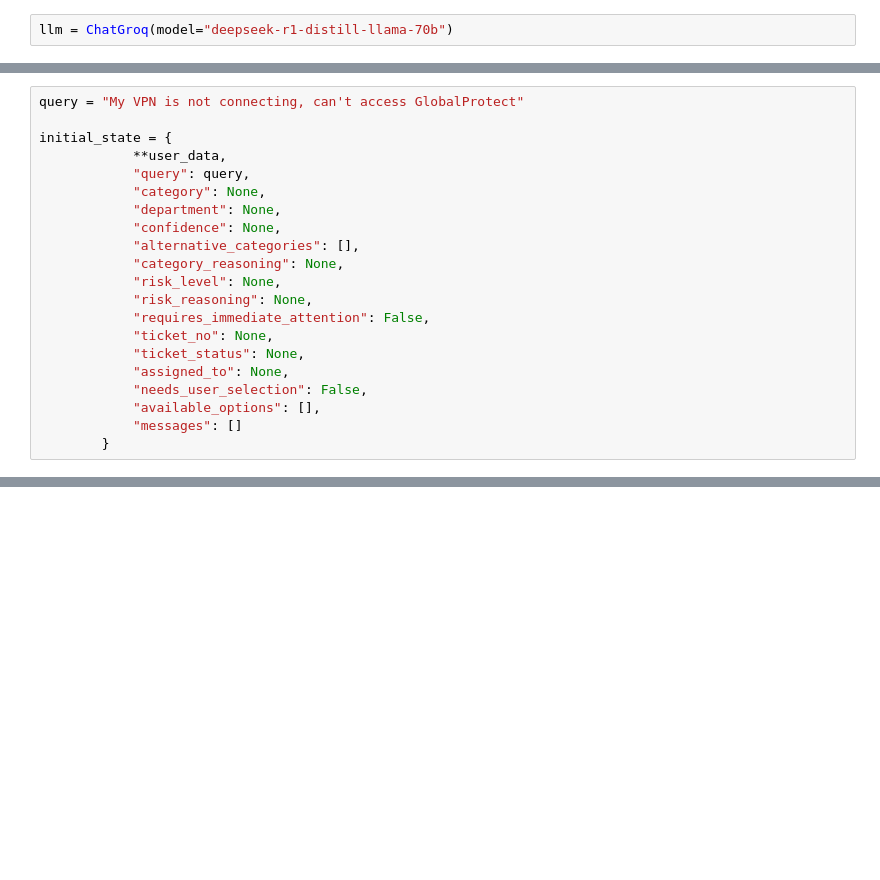
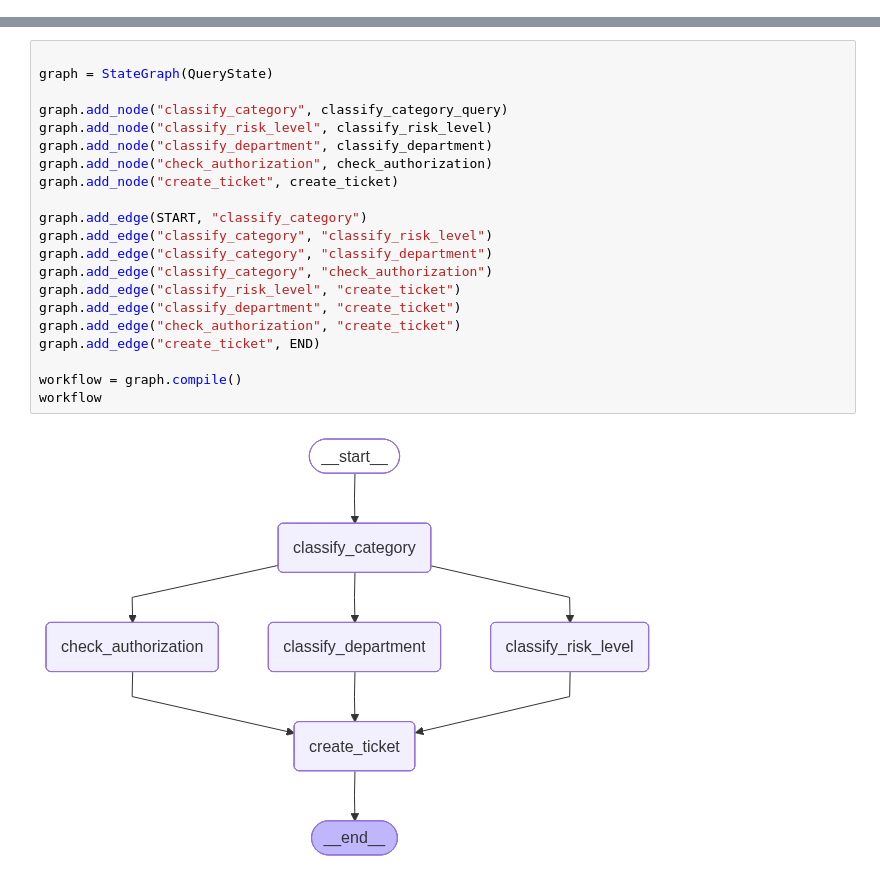
Before and after one commit to avanishraj/project24_Automation-, a Jupyter notebook: ihd.ipynb, the cells around one changed output, grey strips where cells are left out. Saved outputs shown, nothing was run; the diff lists cells and outputs as text; blank space fills up the shorter version.

```diff
--- a/ihd.ipynb
+++ b/ihd.ipynb
@@ -85,3 +22 @@ DEPT_MAP = {
-# %%
-llm = ChatGroq(model="deepseek-r1-distill-llama-70b")
 # %%
@@ -326,21 +117,0 @@ user_data = {
-# %%
-query = "My VPN is not connecting, can't access GlobalProtect"
-
-initial_state = {
-            **user_data,
-            "query": query,
-            "category": None,
-            "department": None,
-            "confidence": None,
-            "alternative_categories": [],
-            "category_reasoning": None,
-            "risk_level": None,
-            "risk_reasoning": None,
-            "requires_immediate_attention": False,
-            "ticket_no": None,
-            "ticket_status": None,
-            "assigned_to": None,
-            "needs_user_selection": False,
-            "available_options": [],
-            "messages": []
-        }
@@ -448,0 +230,23 @@ print(res)
+# %%
+
+graph = StateGraph(QueryState)
+
+graph.add_node("classify_category", classify_category_query)
+graph.add_node("classify_risk_level", classify_risk_level)
+graph.add_node("classify_department", classify_department)
+graph.add_node("check_authorization", check_authorization)
+graph.add_node("create_ticket", create_ticket)
+
+graph.add_edge(START, "classify_category")
+graph.add_edge("classify_category", "classify_risk_level")
+graph.add_edge("classify_category", "classify_department")
+graph.add_edge("classify_category", "check_authorization")
+graph.add_edge("classify_risk_level", "create_ticket")
+graph.add_edge("classify_department", "create_ticket")
+graph.add_edge("check_authorization", "create_ticket")
+graph.add_edge("create_ticket", END)
+
+workflow = graph.compile()
+workflow
+# %% [output]
+[figure, added]
```
Also changed, not shown: parts of 13 cells of this notebook, 3 other files.
